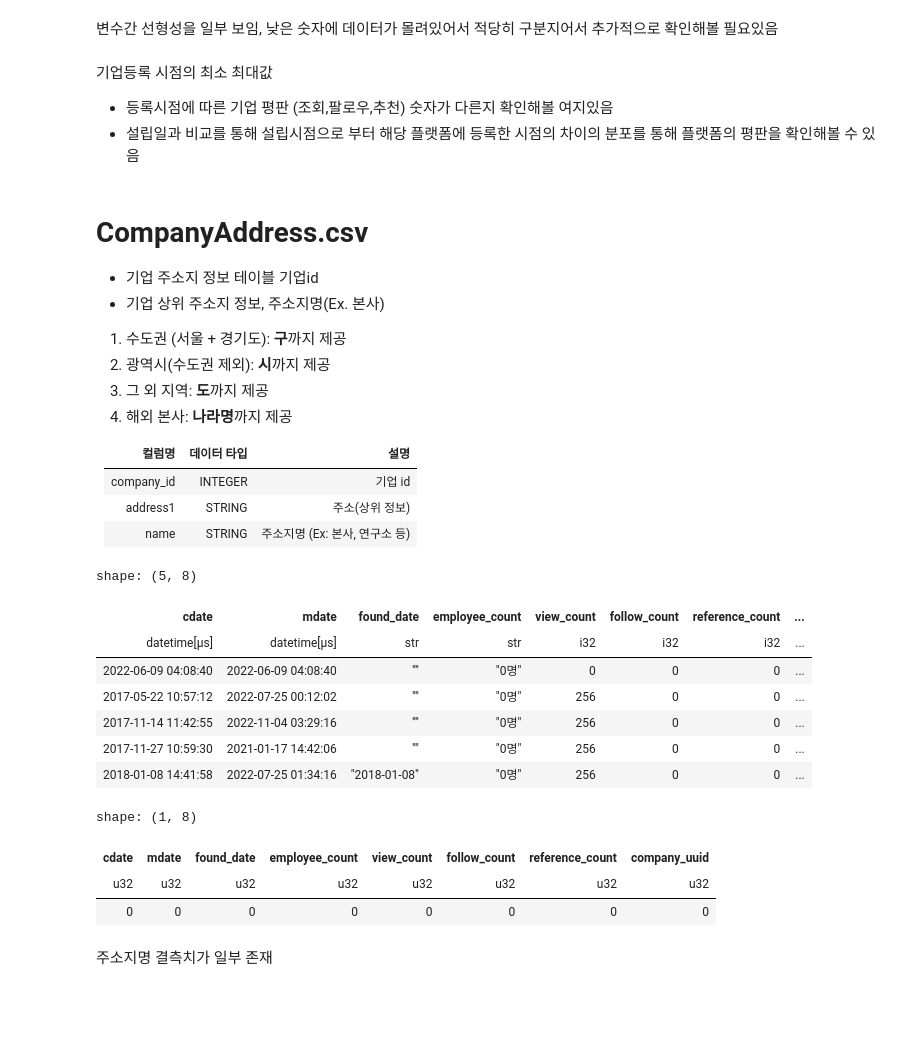
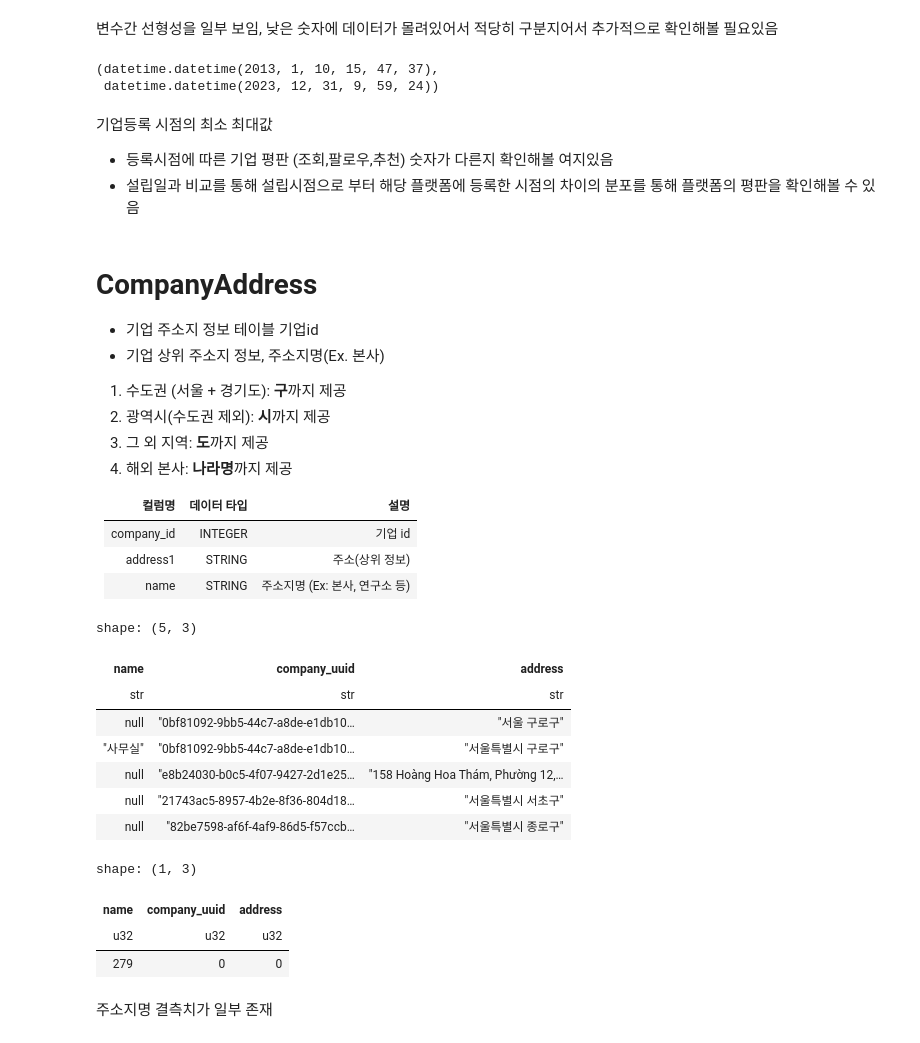
Before and after one commit to tecet1/midproject1, a Jupyter notebook: EDA/topic1_eda_modified.ipynb, the cells around one changed output. Drawn from its saved outputs; the diff is of its cells as text; code cells hidden in the pictures; blank space fills up the shorter version.

```diff
--- a/EDA/topic1_eda_modified.ipynb
+++ b/EDA/topic1_eda_modified.ipynb
@@ -336,13 +336,16 @@ shape: (2, 5)
 # %% [markdown]
 변수간 선형성을 일부 보임, 낮은 숫자에 데이터가 몰려있어서 적당히 구분지어서 추가적으로 확인해볼 필요있음
 # %%
-company['cdate'].min(),company['cdate'].max()
+Company['cdate'].min(),Company['cdate'].max()
+# %% [output]
+(datetime.datetime(2013, 1, 10, 15, 47, 37),
+ datetime.datetime(2023, 12, 31, 9, 59, 24))
 # %% [markdown]
 기업등록 시점의 최소 최대값
 - 등록시점에 따른 기업 평판 (조회,팔로우,추천) 숫자가 다른지 확인해볼 여지있음
 - 설립일과 비교를 통해 설립시점으로 부터 해당 플랫폼에 등록한 시점의 차이의 분포를 통해 플랫폼의 평판을 확인해볼 수 있음
 # %% [markdown]
-# CompanyAddress.csv
+# CompanyAddress
 - 기업 주소지 정보 테이블	기업id
 - 기업 상위 주소지 정보, 주소지명(Ex. 본사)
 1. 수도권 (서울 + 경기도): **구**까지 제공
@@ -358,26 +361,30 @@ company['cdate'].min(),company['cdate'].max()
 # %%
 DATA_DIR = Path(r"C:\Users\user\Desktop\playground\codeit_DA_13th\projects\intermediate1\midproject1\DBsources\topic1")
 # 데이터 모아둔 폴더 경로
 
-CompanyAddress = pl.read_parquet(DATA_DIR / 'company.parquet')
+CompanyAddress = pl.read_parquet(DATA_DIR / 'companyaddress.parquet')
+
+CompanyAddress = CompanyAddress.with_columns(
+    pl.col(pl.Utf8).replace(["", "nan", "NaN"], None)
+)
 
 CompanyAddress.head()
 # %% [output]
-shape: (5, 8)
+shape: (5, 3)
-| cdate | mdate | found_date | employee_count | view_count | follow_count | reference_count | ... |
-| datetime[μs] | datetime[μs] | str | str | i32 | i32 | i32 | ... |
-| 2022-06-09 04:08:40 | 2022-06-09 04:08:40 | "" | "0명" | 0 | 0 | 0 | ... |
-| 2017-05-22 10:57:12 | 2022-07-25 00:12:02 | "" | "0명" | 256 | 0 | 0 | ... |
-| 2017-11-14 11:42:55 | 2022-11-04 03:29:16 | "" | "0명" | 256 | 0 | 0 | ... |
-| 2017-11-27 10:59:30 | 2021-01-17 14:42:06 | "" | "0명" | 256 | 0 | 0 | ... |
-| 2018-01-08 14:41:58 | 2022-07-25 01:34:16 | "2018-01-08" | "0명" | 256 | 0 | 0 | ... |
+| name | company_uuid | address |
+| str | str | str |
+| null | "0bf81092-9bb5-44c7-a8de-e1db10… | "서울 구로구" |
+| "사무실" | "0bf81092-9bb5-44c7-a8de-e1db10… | "서울특별시 구로구" |
+| null | "e8b24030-b0c5-4f07-9427-2d1e25… | "158 Hoàng Hoa Thám, Phường 12,… |
+| null | "21743ac5-8957-4b2e-8f36-804d18… | "서울특별시 서초구" |
+| null | "82be7598-af6f-4af9-86d5-f57ccb… | "서울특별시 종로구" |
 # %%
 CompanyAddress.select(pl.all().null_count())
 # %% [output]
-shape: (1, 8)
+shape: (1, 3)
-| cdate | mdate | found_date | employee_count | view_count | follow_count | reference_count | company_uuid |
-| u32 | u32 | u32 | u32 | u32 | u32 | u32 | u32 |
-| 0 | 0 | 0 | 0 | 0 | 0 | 0 | 0 |
+| name | company_uuid | address |
+| u32 | u32 | u32 |
+| 279 | 0 | 0 |
 # %% [markdown]
 주소지명 결측치가 일부 존재
 # %%
```
Also changed, not shown: parts of 103 cells of this notebook, 7 other files.
